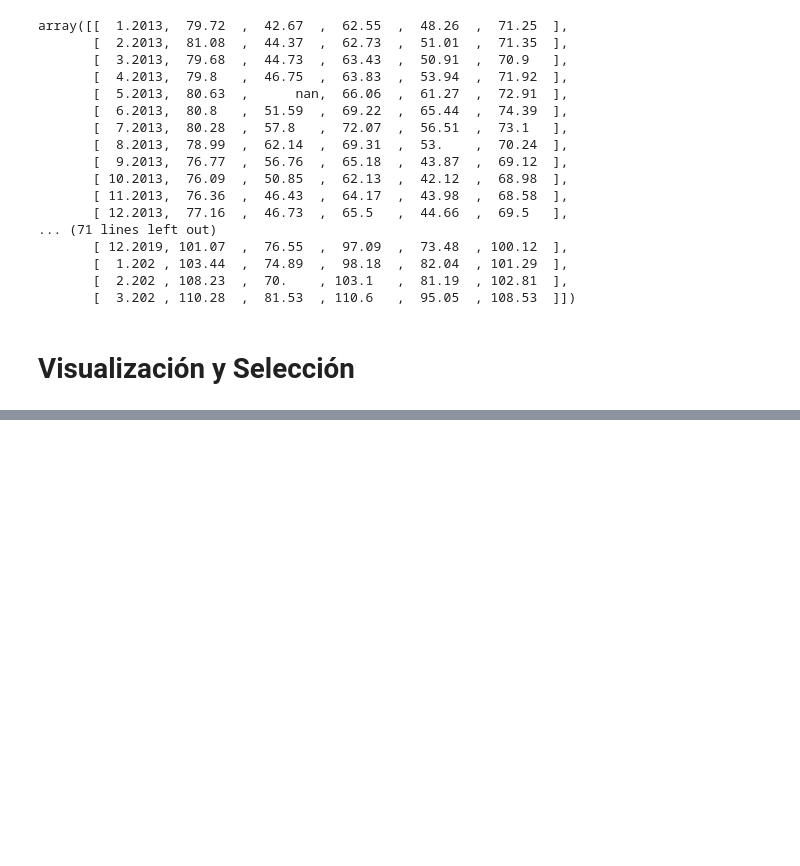
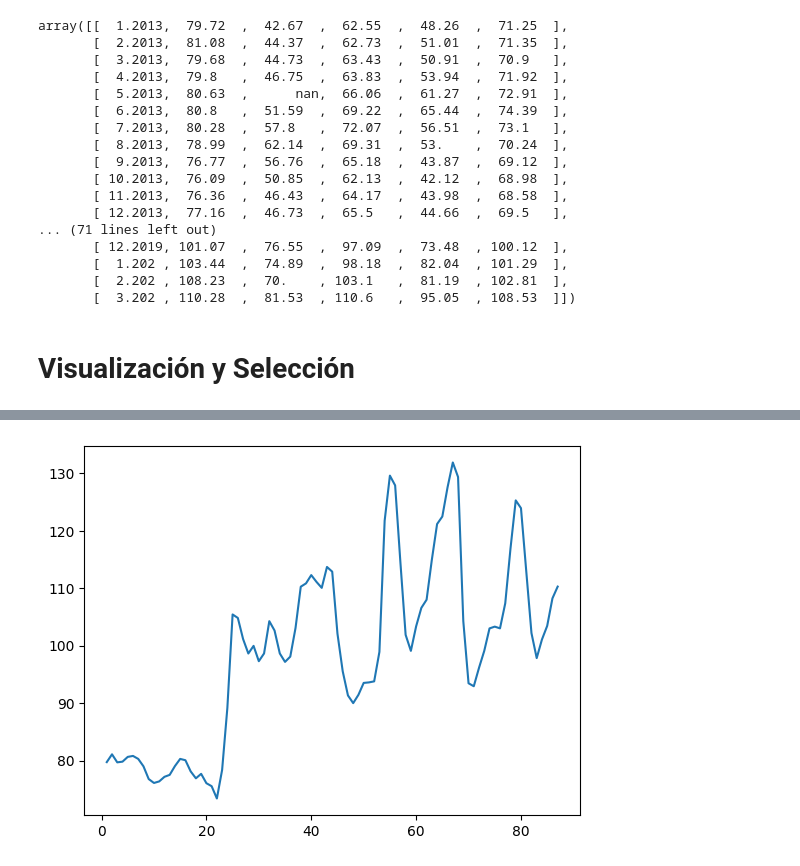
Before and after one commit to FeloCR12/Numpy, a Jupyter notebook: Numpy.ipynb, the cells around one changed output, grey strips where cells are left out. Saved outputs shown, nothing was run; the diff lists cells and outputs as text; code cells hidden in the pictures; blank space fills up the shorter version.

```diff
--- a/Numpy.ipynb
+++ b/Numpy.ipynb
@@ -47,0 +98,7 @@ datos_transpuestos = datos.T # lo guardo en una variable
+# %%
+fechas = np.arange(1,len(precios)+1)
+# %%
+plt.plot(fechas, precios [:,0]) # todas las filas pero de una soloa ciudad
+plt.show()
+# %% [output]
+[figure, added]
```
Also changed, not shown: parts of 23 cells of this notebook.
